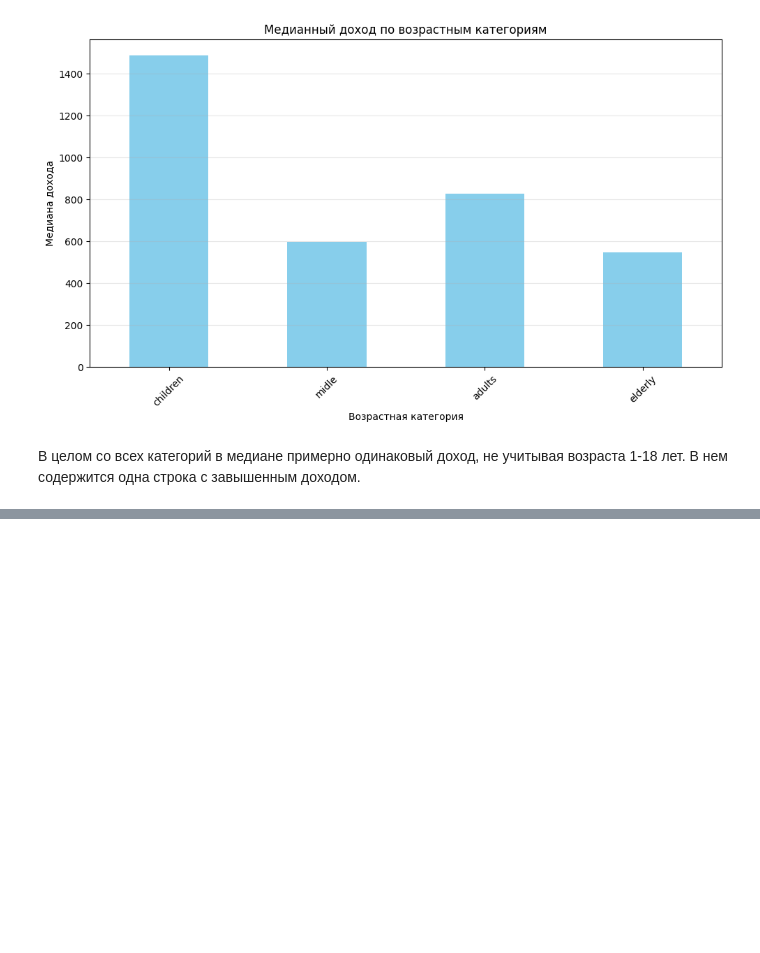
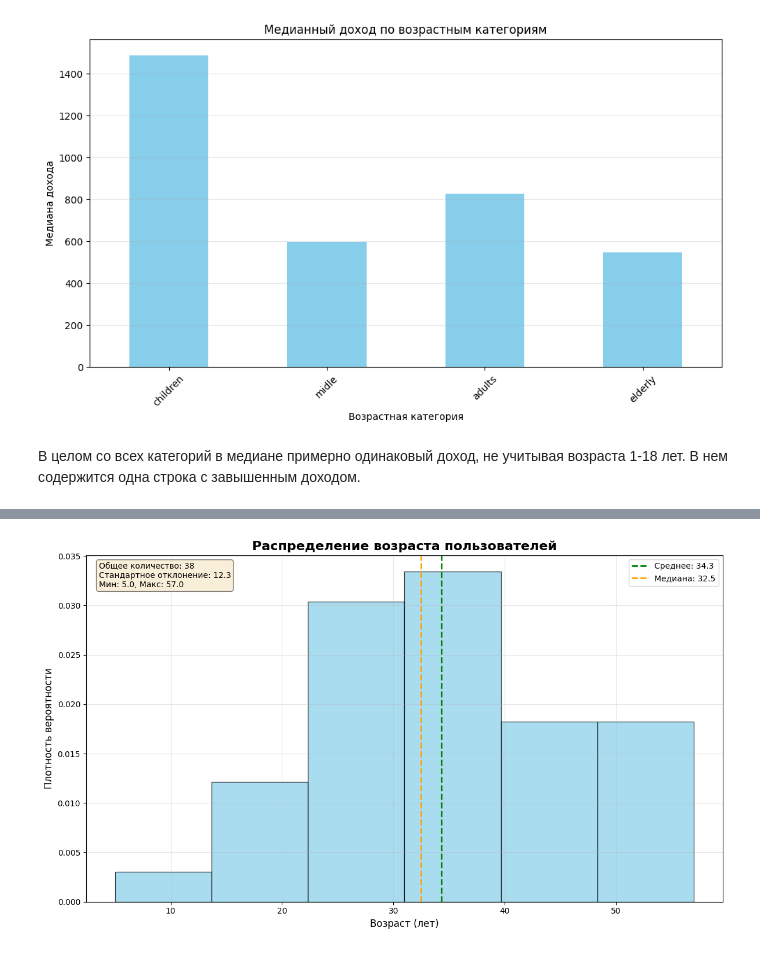
Before and after one commit to Kotovicov/repository_ai, a Jupyter notebook: homeworks/HW02/HW02.ipynb, the cells around one changed output, grey strips where cells are left out. Cells and saved outputs as stored; diff of their text form; code cells hidden in the pictures; blank space fills up the shorter version.

```diff
--- a/homeworks/HW02/HW02.ipynb
+++ b/homeworks/HW02/HW02.ipynb
@@ -224,0 +182,54 @@ plt.show()
+# %%
+import pandas as pd
+import numpy as np
+import matplotlib.pyplot as plt
+
+data = pd.read_csv('S02-hw-dataset.csv')
+clean_data = data[(data['age'].notna()) & (data['age'] > 0) & (data['age'] < 100)].copy()
+
+n = len(clean_data['age'])
+bins_sturges = int(np.ceil(np.log2(n)) + 1)
+bins_fd = int(np.ceil((clean_data['age'].max() - clean_data['age'].min()) / (3.5 * clean_data['age'].std() / (n ** (1/3)))))
+
+optimal_bins = int(np.mean([bins_sturges, bins_fd]))
+optimal_bins = max(5, min(optimal_bins, 20))
+
+plt.figure(figsize=(12, 7))
+
+n, bins, patches = plt.hist(
+    clean_data['age'],
+    bins=optimal_bins,
+    color='skyblue',
+    edgecolor='black',
+    alpha=0.7,
+    density=True
+)
+
+# Настройка графика
+plt.title('Распределение возраста пользователей', fontsize=16, fontweight='bold')
+plt.xlabel('Возраст (лет)', fontsize=12)
+plt.ylabel('Плотность вероятности', fontsize=12)
+plt.grid(True, alpha=0.3)
+
+# среднее и медиана
+mean_age = clean_data['age'].mean()
+median_age = clean_data['age'].median()
+plt.axvline(mean_age, color='green', linestyle='--', linewidth=2, label=f'Среднее: {mean_age:.1f}')
+plt.axvline(median_age, color='orange', linestyle='--', linewidth=2, label=f'Медиана: {median_age:.1f}')
+
+# аннотация
+stats_text = f'Общее количество: {len(clean_data)}\nСтандартное отклонение: {clean_data["age"].std():.1f}\nМин: {clean_data["age"].min()}, Макс: {clean_data["age"].max()}'
+plt.text(0.02, 0.98, stats_text,
+         transform=plt.gca().transAxes,
+         verticalalignment='top',
+         bbox=dict(boxstyle='round', facecolor='wheat', alpha=0.5))
+
+plt.legend()
+plt.tight_layout()
+
+# Сохраняем график
+plt.savefig('figures/histogram_age.png', dpi=300, bbox_inches='tight')
+
+plt.show()
+# %% [output]
+[figure, added]
```
Also changed, not shown: parts of 3 cells of this notebook, 5 other files.
